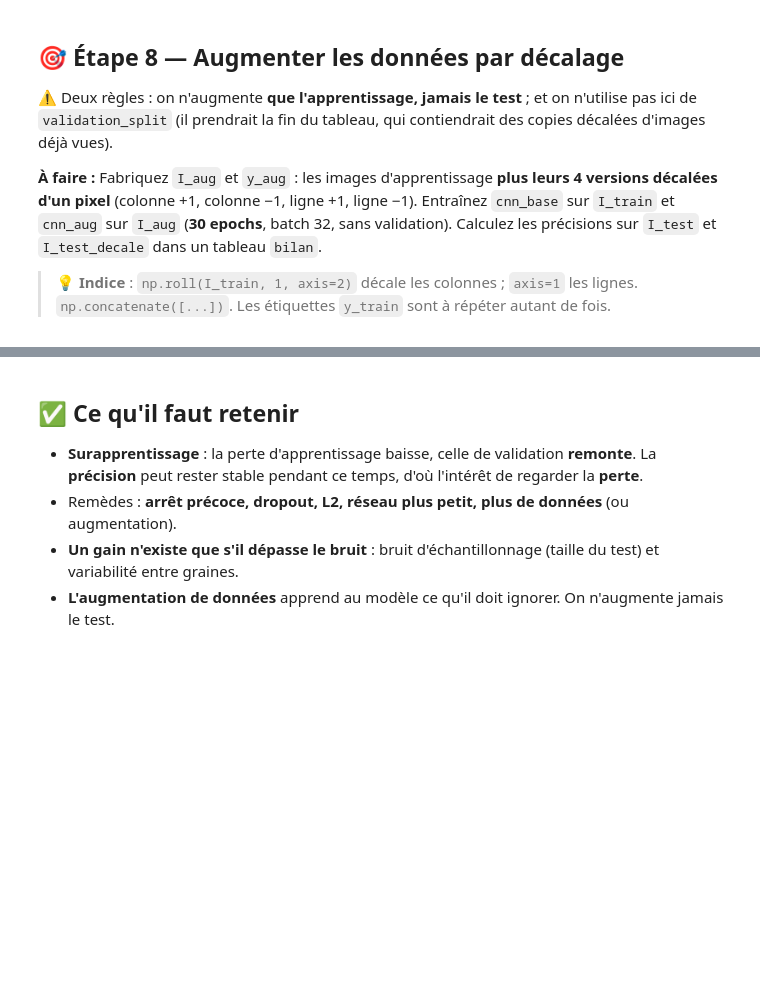
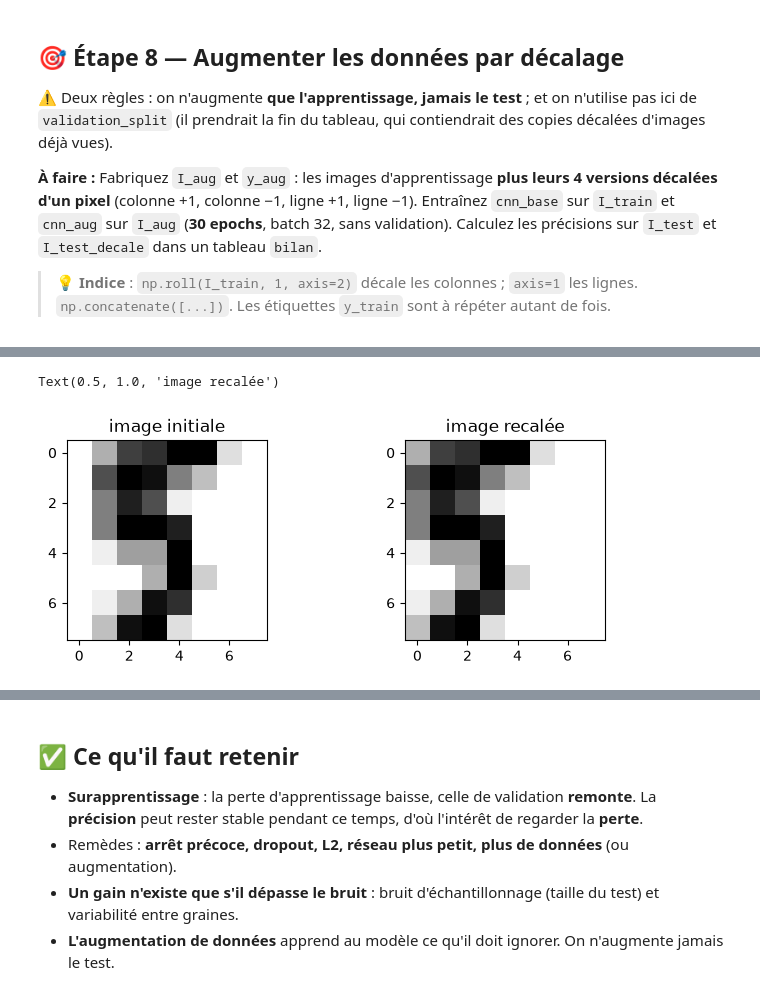
Before and after one commit to FredericPerret/Exercices, a Jupyter notebook: TexteEtReseau/tp5_regularisation.ipynb, the cells around one changed output, grey strips where cells are left out. Cells and saved outputs as stored; diff of their text form; code cells hidden in the pictures; blank space fills up the shorter version.

```diff
--- a/TexteEtReseau/tp5_regularisation.ipynb
+++ b/TexteEtReseau/tp5_regularisation.ipynb
@@ -167,3 +236,12 @@ print(I_train.shape, I_test_decale.shape)
 > 💡 **Indice** : `np.roll(I_train, 1, axis=2)` décale les colonnes ; `axis=1` les lignes. `np.concatenate([...])`. Les étiquettes `y_train` sont à répéter autant de fois.
 # %%
 # TODO : I_aug, y_aug, cnn_base, cnn_aug, bilan
+I_aug = np.concatenate([I_train , np.roll(I_train, 1, axis=2), np.roll(I_train, -1, axis=2), np.roll(I_train, 1, axis=1), np.roll(I_train, -1, axis=1)], axis=0)
+y_aug = np.concatenate([y_train] * 5, axis=0)
+cnn_base = cnn()
+histoire_base = cnn_base.fit(I_train, y_train, epochs=30, batch_size=32, validation_split=0., verbose=0)
+res = [["cnn_base", precision_images(cnn_base, I_test), precision_images(cnn_base, I_test_decale)]]
+cnn_aug = cnn()
+histoire_aug = cnn_aug.fit(I_aug, y_aug, epochs=30, batch_size=32, validation_split=0., verbose=0)
+res.append(["cnn_aug", precision_images(cnn_aug, I_test), precision_images(cnn_aug, I_test_decale)])
+bilan = pd.DataFrame(res, columns=["modèle", "images initiales", "images décalées"])
@@ -179,0 +266,32 @@ controle(len(I_aug) == 5 * len(I_train) and bilan.loc[1, 'images décalées'] >
+# %%
+def image_sans_bordure_hg(image, seuil=0.1):
+    bord_g = 0
+    bord_h = 0
+    while bord_g < image.shape[1]:
+        test = 0
+        for i in range(image.shape[0]):
+            test += image[i][bord_g][0]
+        if test > seuil:
+            break
+        bord_g += 1
+    while bord_h < image.shape[0]:
+        test = 0
+        for j in range(image.shape[1]):
+            test += image[bord_h][j][0]
+        if test > seuil:
+            break
+        bord_h += 1
+    res = image
+    if bord_g > 0:
+        res = np.roll(res, -bord_g, axis=1)
+    if bord_h > 0:
+        res = np.roll(res, -bord_h, axis=0)
+    return res
+# %%
+image = I_train[7]
+fig, ax = plt.subplots(1, 2, figsize=(8, 2.6))
+ax[0].imshow(image, cmap="gray_r"); ax[0].set_title("image initiale")
+ax[1].imshow(image_sans_bordure_hg(image), cmap="gray_r"); ax[1].set_title("image recalée")
+# %% [output]
+Text(0.5, 1.0, 'image recalée')
+[figure, added]
```
Also changed, not shown: parts of 24 cells of this notebook, 1 other file.
